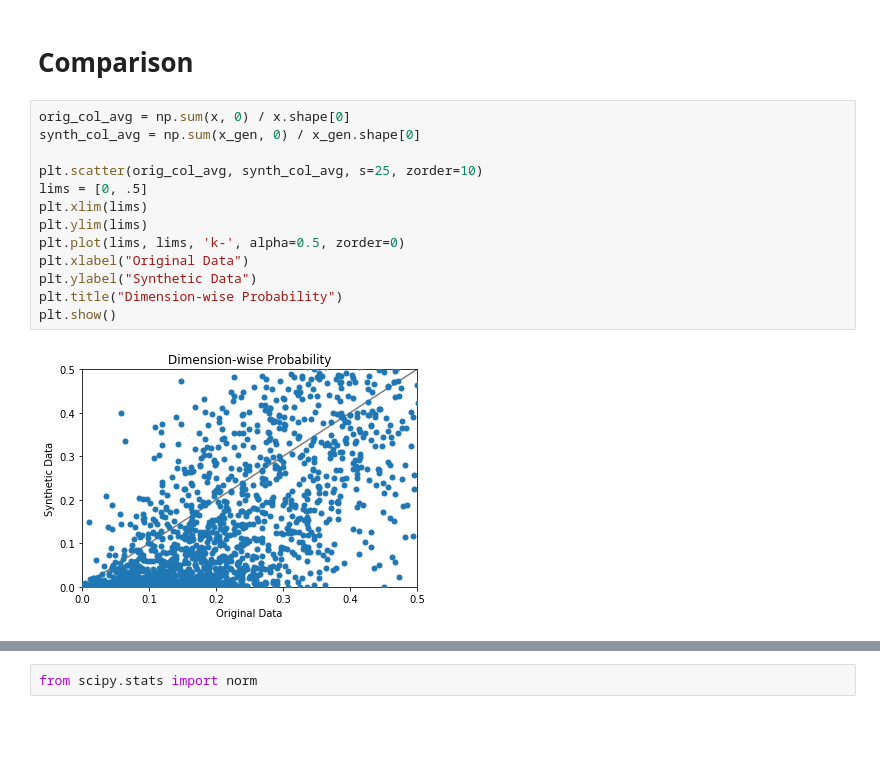
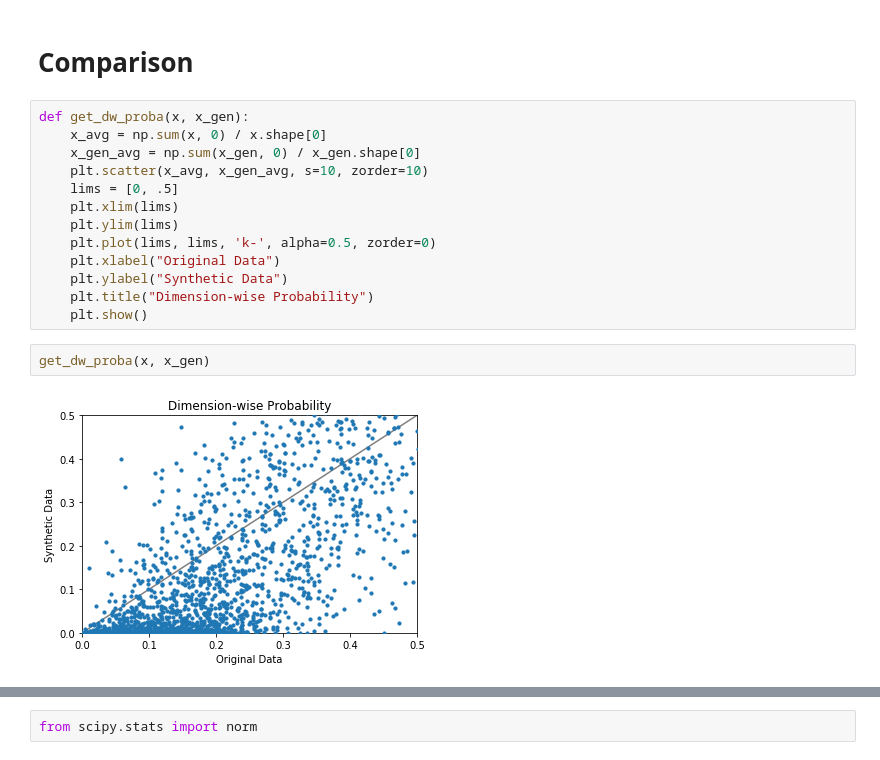
Before and after one commit to thomasgrsp/workaroundmedgan, a Jupyter notebook: notebooks/medgan_pca.ipynb, the cells around one changed output, grey strips where cells are left out. Drawn from its saved outputs; the diff is of its cells as text; blank space fills up the shorter version.

```diff
--- a/notebooks/medgan_pca.ipynb
+++ b/notebooks/medgan_pca.ipynb
@@ -105,17 +113,19 @@ x_gen_lat = reg_lat.predict(comp_gen)
 # %% [markdown]
 # Comparison
 # %%
-orig_col_avg = np.sum(x, 0) / x.shape[0]
-synth_col_avg = np.sum(x_gen, 0) / x_gen.shape[0]
-
-plt.scatter(orig_col_avg, synth_col_avg, s=25, zorder=10)
-lims = [0, .5]
-plt.xlim(lims)
-plt.ylim(lims)
-plt.plot(lims, lims, 'k-', alpha=0.5, zorder=0)
-plt.xlabel("Original Data")
-plt.ylabel("Synthetic Data")
-plt.title("Dimension-wise Probability")
-plt.show()
+def get_dw_proba(x, x_gen):
+    x_avg = np.sum(x, 0) / x.shape[0]
+    x_gen_avg = np.sum(x_gen, 0) / x_gen.shape[0]
+    plt.scatter(x_avg, x_gen_avg, s=10, zorder=10)
+    lims = [0, .5]
+    plt.xlim(lims)
+    plt.ylim(lims)
+    plt.plot(lims, lims, 'k-', alpha=0.5, zorder=0)
+    plt.xlabel("Original Data")
+    plt.ylabel("Synthetic Data")
+    plt.title("Dimension-wise Probability")
+    plt.show()
-# %% [output]
-[figure, removed]
+# %%
+get_dw_proba(x, x_gen)
+# %% [output]
+[figure, added]
```
Also changed, not shown: parts of 27 cells of this notebook, 6 other files.
